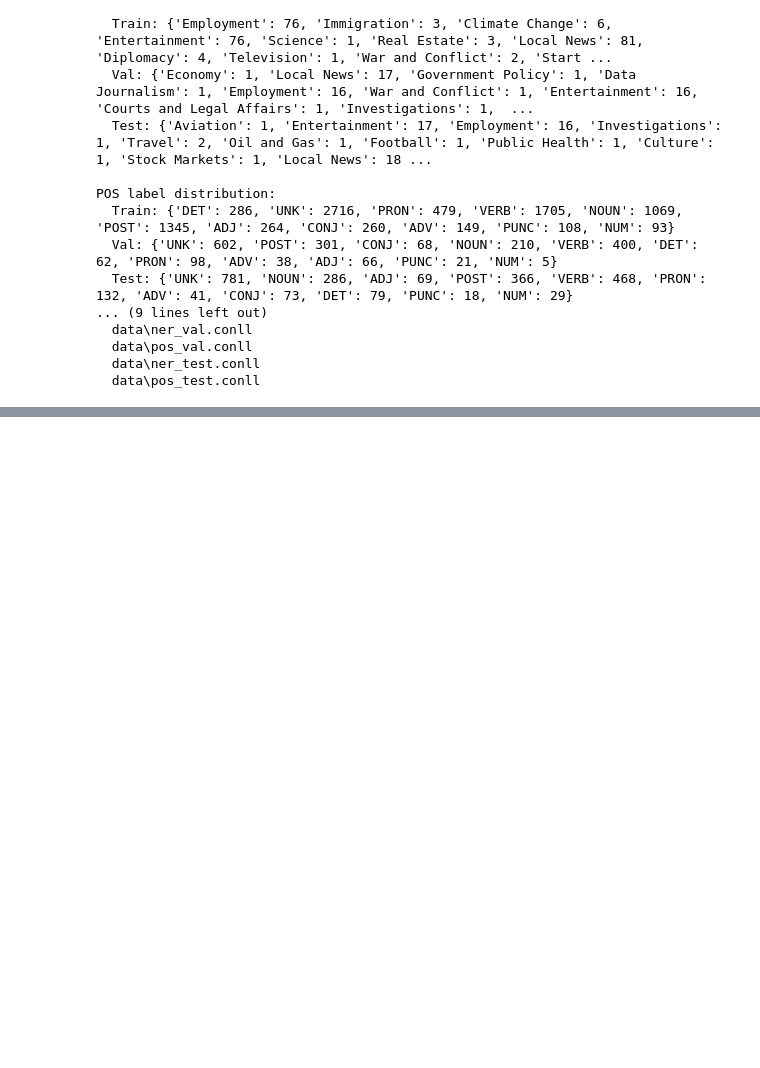
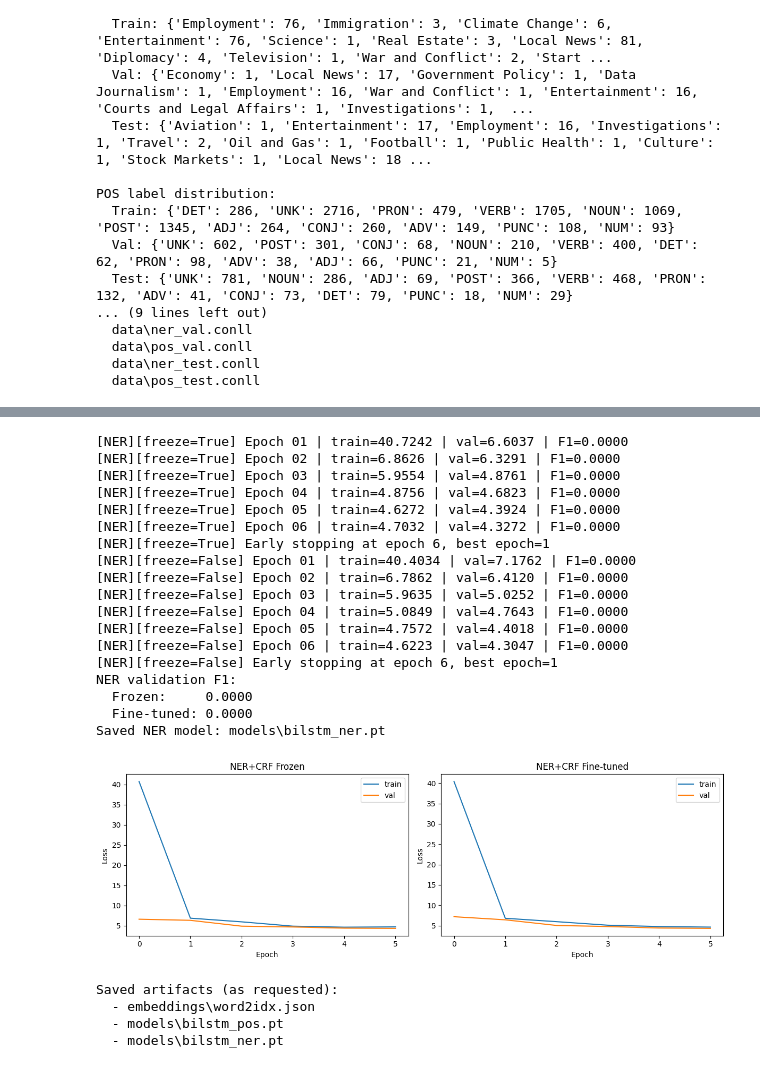
Before and after one commit to Muddassir-Asghar/NLP-Assignment-2, a Jupyter notebook: i23-2577_Assignment2_DS-A.ipynb, the cells around one changed output, grey strips where cells are left out. Saved outputs shown, nothing was run; the diff lists cells and outputs as text; code cells hidden in the pictures; blank space fills up the shorter version.

```diff
--- a/i23-2577_Assignment2_DS-A.ipynb
+++ b/i23-2577_Assignment2_DS-A.ipynb
@@ -1805,0 +2357,80 @@ POS label distribution:
+# %%
+# BiLSTM Cell 7: Train NER (frozen + fine-tuned), save best model, and plot losses
+ner_frozen = run_ner_experiment(freeze_emb=True)
+ner_tuned = run_ner_experiment(freeze_emb=False)
+
+best_ner = ner_tuned if ner_tuned["best_f1"] >= ner_frozen["best_f1"] else ner_frozen
+
+ner_ckpt = {
+    "model_type": "BiLSTM_CRF",
+    "embedding_source": "embeddings/embeddings_w2v.npy (C3)",
+    "best_mode": "fine_tuned" if not best_ner["freeze_emb"] else "frozen",
+    "best_val_f1": float(best_ner["best_f1"]),
+    "best_epoch": int(best_ner["best_epoch"]),
+    "hyperparams": {
+        "hidden_size": HIDDEN_SIZE,
+        "num_layers": NUM_LAYERS,
+        "dropout": DROPOUT,
+        "lr": LR,
+        "weight_decay": WEIGHT_DECAY,
+        "batch_size": BATCH_SIZE,
+        "patience": PATIENCE,
+        "max_epochs": MAX_EPOCHS,
+    },
+    "tag2idx": best_ner["tag2idx"],
+    "word2idx_path": str(WORD2IDX_OUT).replace('\\\\', '/'),
+    "state_dict": best_ner["best_state"],
+}
+torch.save(ner_ckpt, NER_MODEL_OUT)
+
+print("NER validation F1:")
+print(f"  Frozen:     {ner_frozen['best_f1']:.4f}")
+print(f"  Fine-tuned: {ner_tuned['best_f1']:.4f}")
+print("Saved NER model:", NER_MODEL_OUT)
+
+fig, axes = plt.subplots(1, 2, figsize=(12, 4))
+axes[0].plot(ner_frozen["train_losses"], label="train")
+axes[0].plot(ner_frozen["val_losses"], label="val")
+axes[0].set_title("NER+CRF Frozen")
+axes[0].set_xlabel("Epoch")
+axes[0].set_ylabel("Loss")
+axes[0].legend()
+
+axes[1].plot(ner_tuned["train_losses"], label="train")
+axes[1].plot(ner_tuned["val_losses"], label="val")
+axes[1].set_title("NER+CRF Fine-tuned")
+axes[1].set_xlabel("Epoch")
+axes[1].set_ylabel("Loss")
+axes[1].legend()
+
+plt.tight_layout()
+plt.show()
+
+print("\nSaved artifacts (as requested):")
+print("  -", WORD2IDX_OUT)
+print("  -", POS_MODEL_OUT)
+print("  -", NER_MODEL_OUT)
+# %% [output]
+[NER][freeze=True] Epoch 01 | train=40.7242 | val=6.6037 | F1=0.0000
+[NER][freeze=True] Epoch 02 | train=6.8626 | val=6.3291 | F1=0.0000
+[NER][freeze=True] Epoch 03 | train=5.9554 | val=4.8761 | F1=0.0000
+[NER][freeze=True] Epoch 04 | train=4.8756 | val=4.6823 | F1=0.0000
+[NER][freeze=True] Epoch 05 | train=4.6272 | val=4.3924 | F1=0.0000
+[NER][freeze=True] Epoch 06 | train=4.7032 | val=4.3272 | F1=0.0000
+[NER][freeze=True] Early stopping at epoch 6, best epoch=1
+[NER][freeze=False] Epoch 01 | train=40.4034 | val=7.1762 | F1=0.0000
+[NER][freeze=False] Epoch 02 | train=6.7862 | val=6.4120 | F1=0.0000
+[NER][freeze=False] Epoch 03 | train=5.9635 | val=5.0252 | F1=0.0000
+[NER][freeze=False] Epoch 04 | train=5.0849 | val=4.7643 | F1=0.0000
+[NER][freeze=False] Epoch 05 | train=4.7572 | val=4.4018 | F1=0.0000
+[NER][freeze=False] Epoch 06 | train=4.6223 | val=4.3047 | F1=0.0000
+[NER][freeze=False] Early stopping at epoch 6, best epoch=1
+NER validation F1:
+  Frozen:     0.0000
+  Fine-tuned: 0.0000
+Saved NER model: models\bilstm_ner.pt
+[figure, added]
+Saved artifacts (as requested):
+  - embeddings\word2idx.json
+  - models\bilstm_pos.pt
+  - models\bilstm_ner.pt
```
Also changed, not shown: parts of 18 cells of this notebook, 1 other file.
